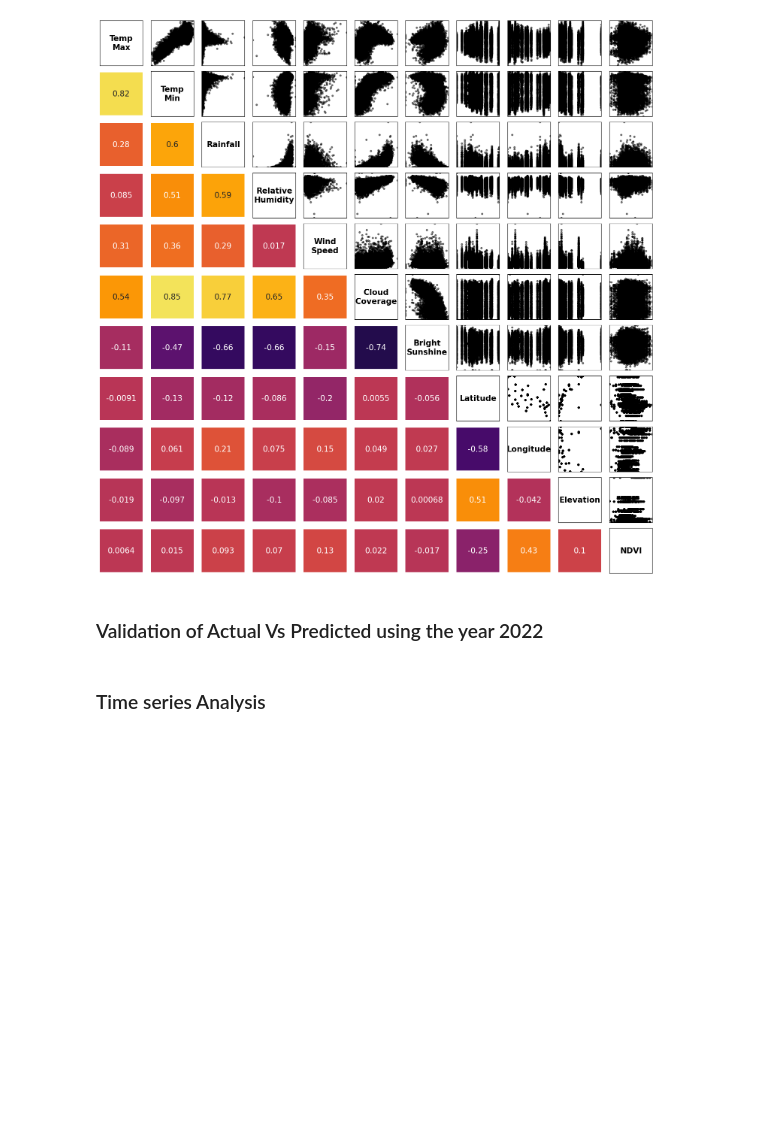
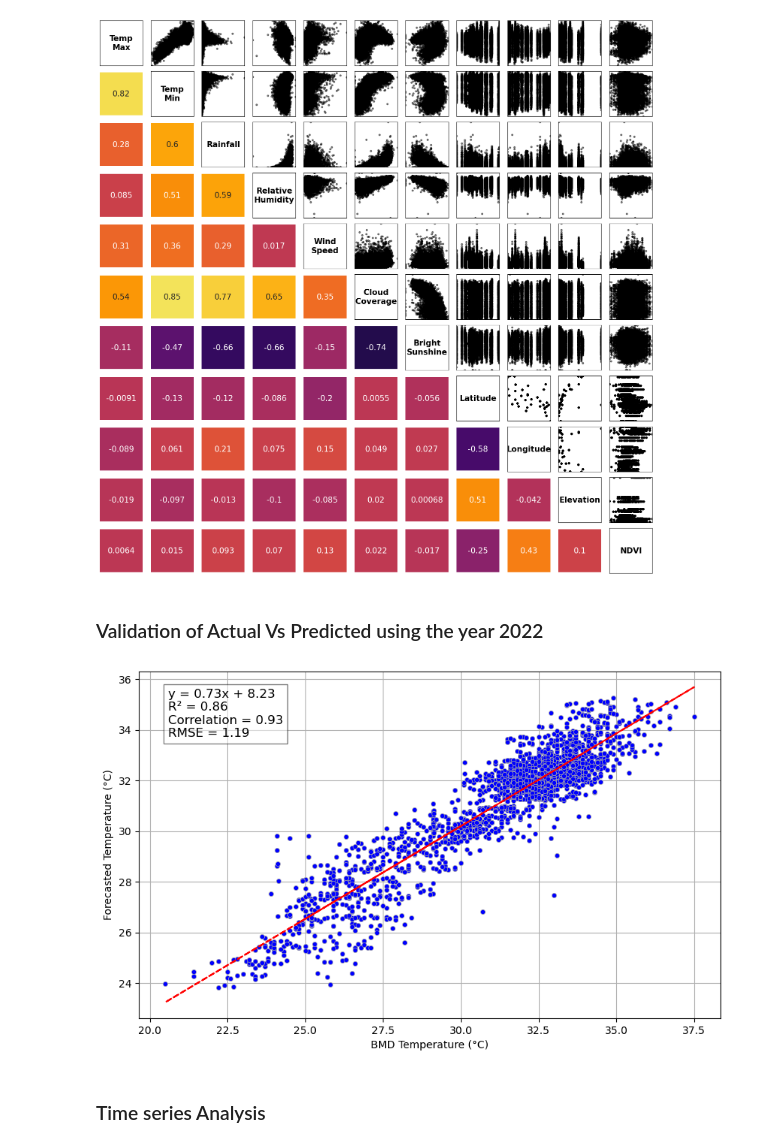
Before and after one commit to tmollick95/Temperature_patterns_Bangladesh, a Jupyter notebook: Python_Code/Data_preprocessing_and_visualization.ipynb, the cells around one changed output. Cells and saved outputs as stored; diff of their text form; code cells hidden in the pictures; blank space fills up the shorter version.

```diff
--- a/Python_Code/Data_preprocessing_and_visualization.ipynb
+++ b/Python_Code/Data_preprocessing_and_visualization.ipynb
@@ -594,7 +594,7 @@ from scipy.stats import linregress
 from sklearn.metrics import mean_squared_error
 
 # Load the CSV file
-file_path = r"C:\Users\tmollick\Desktop\Temperature Forecast\Final forecasted Data\Validation of Actual vs Predicted temperatures.csv"
+file_path = r"C:\Users\tmollick\Documents\Temperature_patterns_Bangladesh\Python_output\Validation of Actual vs Predicted temperatures.csv"
 data = pd.read_csv(file_path)
 
 # Extract the BMD and LST temperature data
@@ -610,35 +610,37 @@ rmse = np.sqrt(mean_squared_error(Actual, Predicted))
 
 # Create the scatter plot
 plt.figure(figsize=(10, 6))
 
 # Turn on the grid behind the plot
 plt.grid(True, zorder=0)
 
 # Scatter plot points with dark gray outer boundary
 plt.scatter(Actual, Predicted, c='blue', edgecolor='darkgray', marker='o', linewidths=0.5, s=20, zorder=2)
 
 # Plot the regression line
 plt.plot(Actual, line, 'r--', zorder=3)
 
 # Set labels and title
-plt.xlabel('Actual Temperature (°C)')
+plt.xlabel('BMD Temperature (°C)')
 plt.ylabel('Forecasted Temperature (°C)')
 # plt.title('Scatter Plot of Actual and Predicted Temperatures with Regression Line')
 
 # Display regression equation, R², Correlation, and RMSE in the top-left corner
 equation_text = (f'y = {slope:.2f}x + {intercept:.2f}\n'
                  f'R² = {r_value**2:.2f}\n'
                  f'Correlation = {r_value:.2f}\n'
                  f'RMSE = {rmse:.2f}')
 
 plt.text(0.05, 0.95, equation_text, transform=plt.gca().transAxes, fontsize=12,
          verticalalignment='top', bbox=dict(facecolor='white', alpha=0.5), zorder=4)
 
 
 
 # Save and show the plot with 300 DPI resolution
-plt.savefig(r"C:\Users\tmollick\Desktop\Temperature Forecast\Final forecasted Data\Validation of actual vs predicted temperature.png", dpi=300)
+plt.savefig(r"C:\Users\tmollick\Documents\Temperature_patterns_Bangladesh\Figures\Validation of BMD vs predicted temperature.png", dpi=300)
 plt.show()
+# %% [output]
+[figure, added]
 # %% [markdown]
 ### Time series Analysis
 # %% [markdown]
```
Also changed, not shown: 2 other files.
